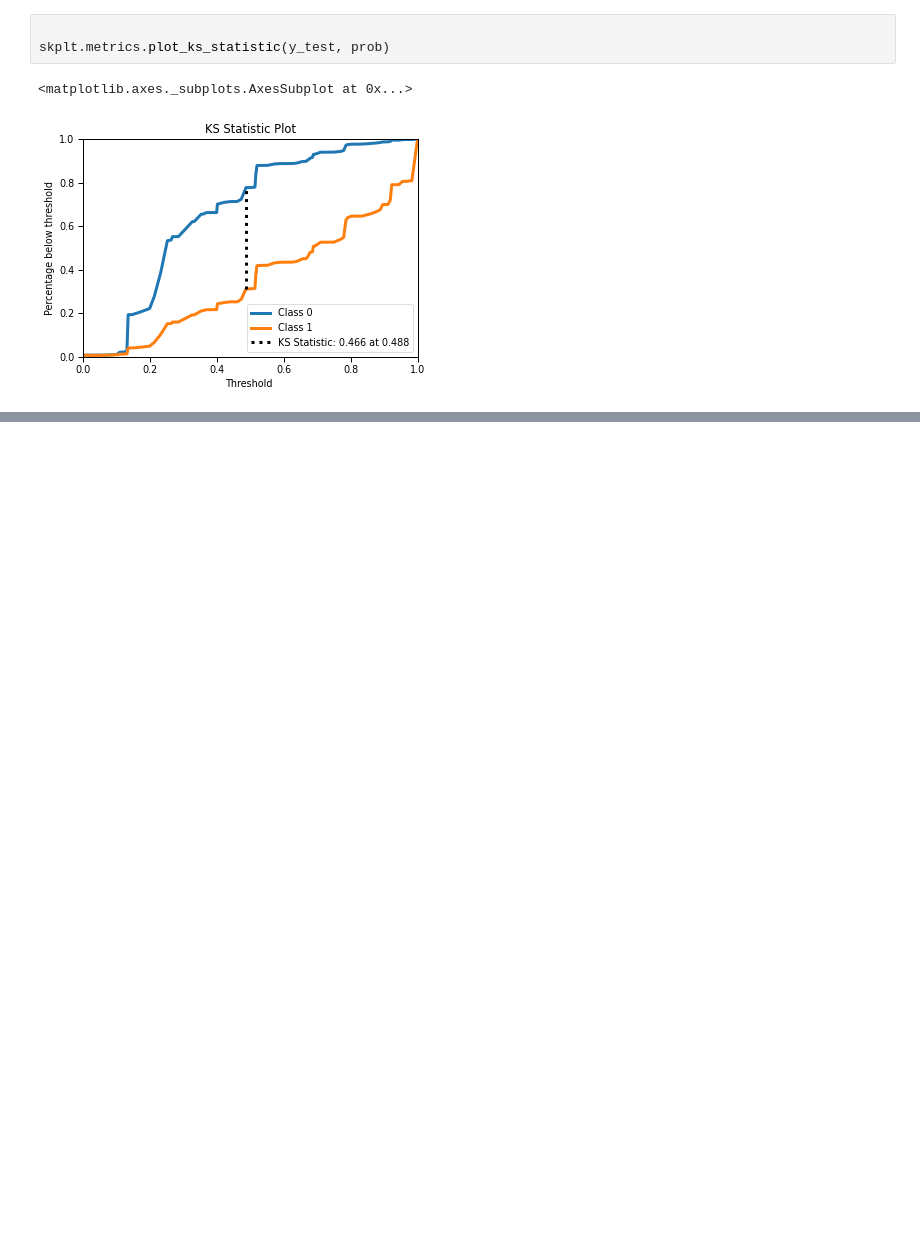
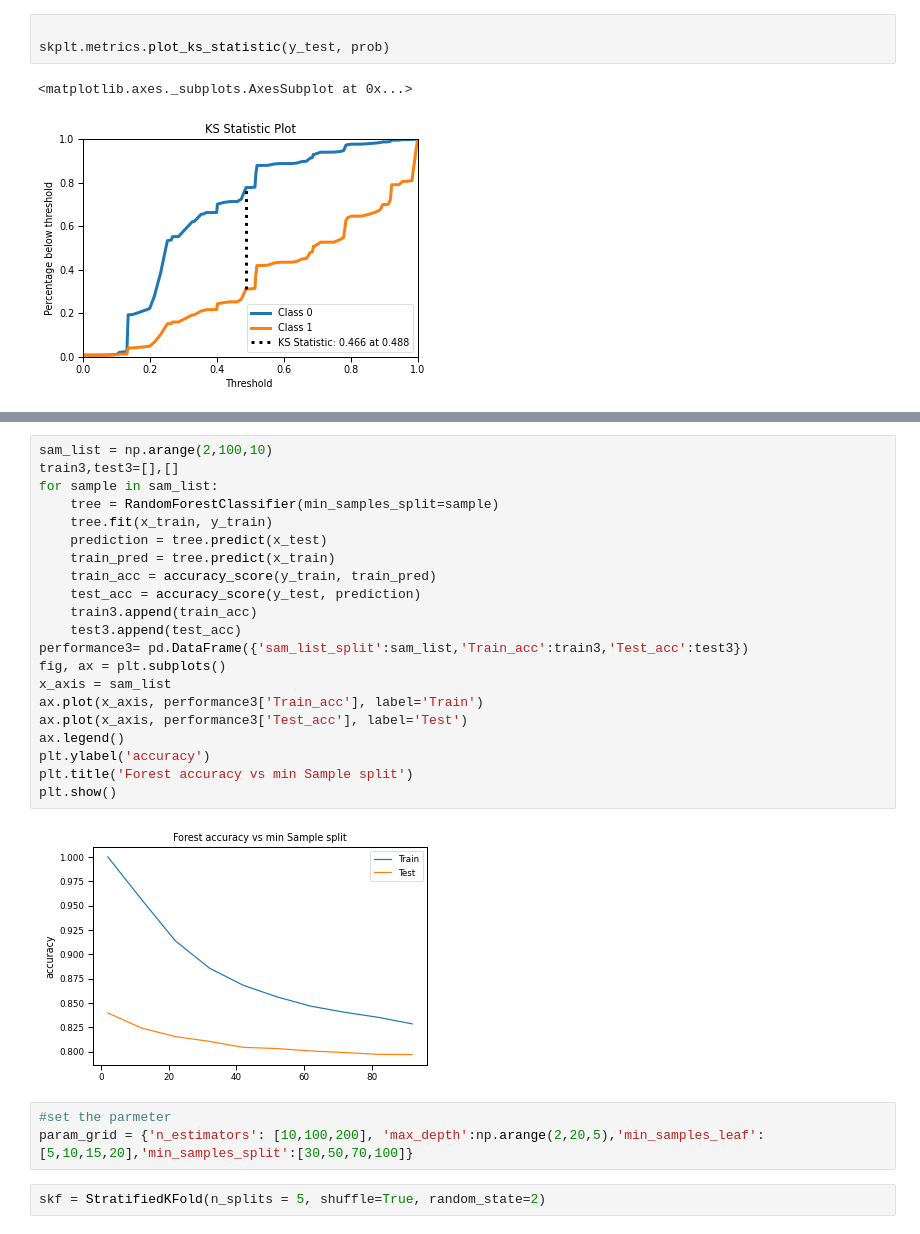
Before and after one commit to ansonsibi1/Credit-Card-Default-Prediction---Capstone-Project, a Jupyter notebook: Credit_Card_Default_Prediction_Capstone_Project.ipynb, the cells around one changed output, grey strips where cells are left out. Saved outputs shown, nothing was run; the diff lists cells and outputs as text; blank space fills up the shorter version.

```diff
--- a/Credit_Card_Default_Prediction_Capstone_Project.ipynb
+++ b/Credit_Card_Default_Prediction_Capstone_Project.ipynb
@@ -1009,0 +1063,28 @@ skplt.metrics.plot_ks_statistic(y_test, prob)
+# %%
+sam_list = np.arange(2,100,10)
+train3,test3=[],[]
+for sample in sam_list:
+    tree = RandomForestClassifier(min_samples_split=sample)
+    tree.fit(x_train, y_train)
+    prediction = tree.predict(x_test)
+    train_pred = tree.predict(x_train)
+    train_acc = accuracy_score(y_train, train_pred)
+    test_acc = accuracy_score(y_test, prediction)
+    train3.append(train_acc)
+    test3.append(test_acc)
+performance3= pd.DataFrame({'sam_list_split':sam_list,'Train_acc':train3,'Test_acc':test3})
+fig, ax = plt.subplots()
+x_axis = sam_list
+ax.plot(x_axis, performance3['Train_acc'], label='Train')
+ax.plot(x_axis, performance3['Test_acc'], label='Test')
+ax.legend()
+plt.ylabel('accuracy')
+plt.title('Forest accuracy vs min Sample split')
+plt.show()
+# %% [output]
+[figure, added]
+# %%
+#set the parmeter
+param_grid = {'n_estimators': [10,100,200], 'max_depth':np.arange(2,20,5),'min_samples_leaf':[5,10,15,20],'min_samples_split':[30,50,70,100]}
+# %%
+skf = StratifiedKFold(n_splits = 5, shuffle=True, random_state=2)
```
Also changed, not shown: parts of 57 cells of this notebook.
